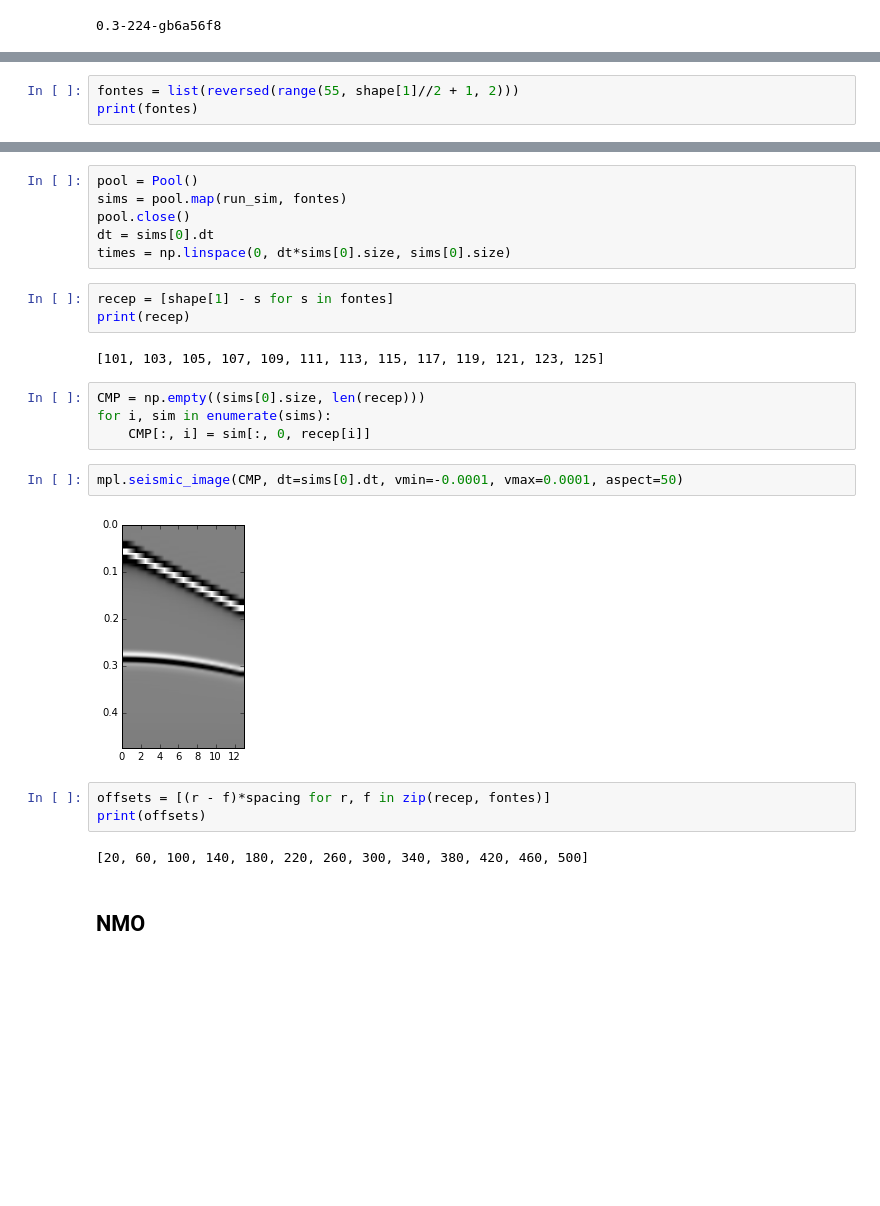
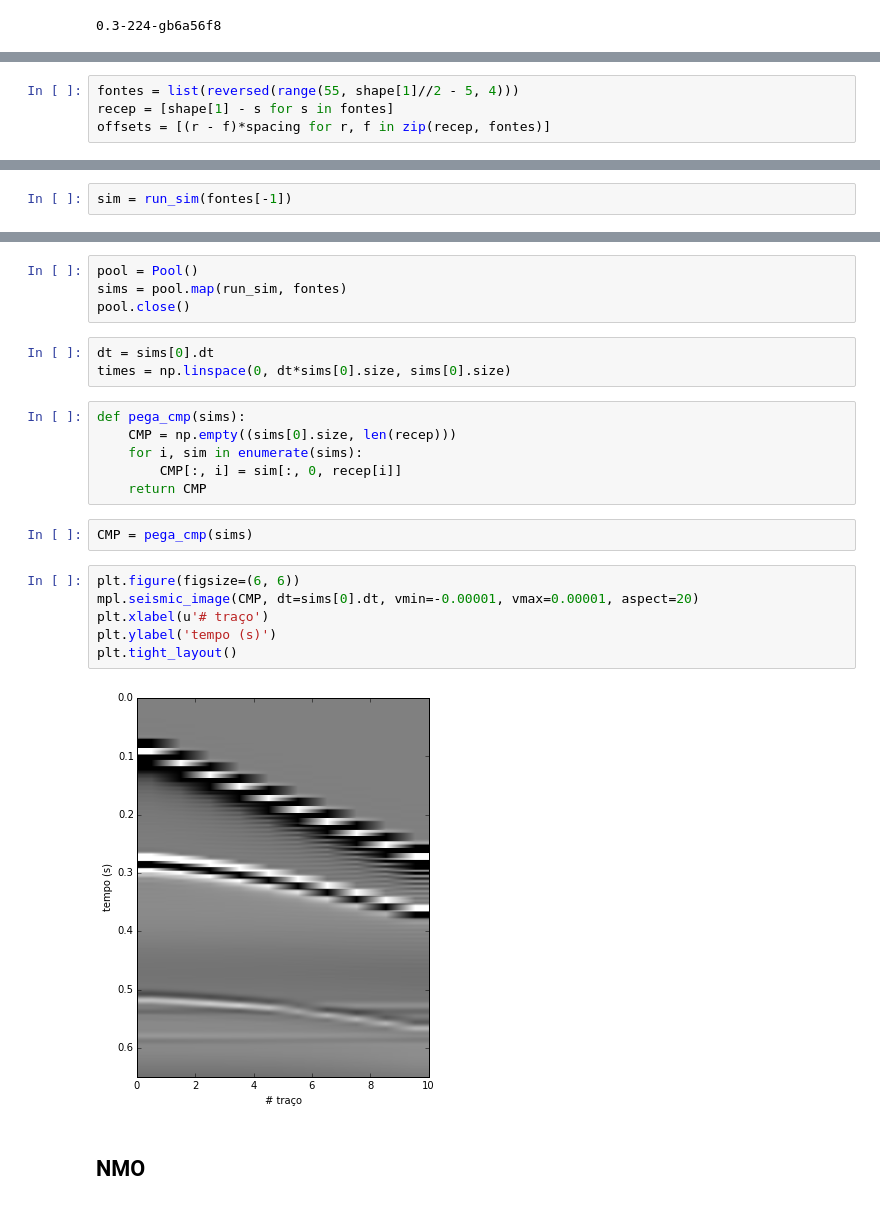
Before and after one commit to leouieda/geofisica2, a Jupyter notebook: notebooks/reflexao-cmp-nmo.ipynb, the cells around one changed output, grey strips where cells are left out. Saved outputs shown, nothing was run; the diff lists cells and outputs as text; blank space fills up the shorter version.

```diff
--- a/notebooks/reflexao-cmp-nmo.ipynb
+++ b/notebooks/reflexao-cmp-nmo.ipynb
@@ -63,5 +57,6 @@ def run_sim(fonte, its=650):
     sim.run(its)
     return sim
 # %%
-fontes = list(reversed(range(55, shape[1]//2 + 1, 2)))
-print(fontes)
+fontes = list(reversed(range(55, shape[1]//2 - 5, 4)))
+recep = [shape[1] - s for s in fontes]
+offsets = [(r - f)*spacing for r, f in zip(recep, fontes)]
@@ -69,0 +63,2 @@ print(fontes)
+# %%
+sim = run_sim(fontes[-1])
@@ -70,27 +69,26 @@ print(fontes)
+# %%
+pool = Pool()
+sims = pool.map(run_sim, fontes)
+pool.close()
 # %%
-pool = Pool()
-sims = pool.map(run_sim, fontes)
-pool.close()
 dt = sims[0].dt
 times = np.linspace(0, dt*sims[0].size, sims[0].size)
-# %%
-recep = [shape[1] - s for s in fontes]
-print(recep)
-# %% [output]
-[101, 103, 105, 107, 109, 111, 113, 115, 117, 119, 121, 123, 125]
 # %%
-CMP = np.empty((sims[0].size, len(recep)))
-for i, sim in enumerate(sims):
-    CMP[:, i] = sim[:, 0, recep[i]]
+def pega_cmp(sims):
+    CMP = np.empty((sims[0].size, len(recep)))
+    for i, sim in enumerate(sims):
+        CMP[:, i] = sim[:, 0, recep[i]]
+    return CMP
+# %%
+CMP = pega_cmp(sims)
 # %%
-mpl.seismic_image(CMP, dt=sims[0].dt, vmin=-0.0001, vmax=0.0001, aspect=50)
+plt.figure(figsize=(6, 6))
+mpl.seismic_image(CMP, dt=sims[0].dt, vmin=-0.00001, vmax=0.00001, aspect=20)
+plt.xlabel(u'# traço')
+plt.ylabel('tempo (s)')
+plt.tight_layout()
 # %% [output]
-[figure, old version]
+[figure, new version]
-# %%
-offsets = [(r - f)*spacing for r, f in zip(recep, fontes)]
-print(offsets)
-# %% [output]
-[20, 60, 100, 140, 180, 220, 260, 300, 340, 380, 420, 460, 500]
 # %% [markdown]
 ## NMO
 # %%
```
Also changed, not shown: parts of 22 cells of this notebook.
